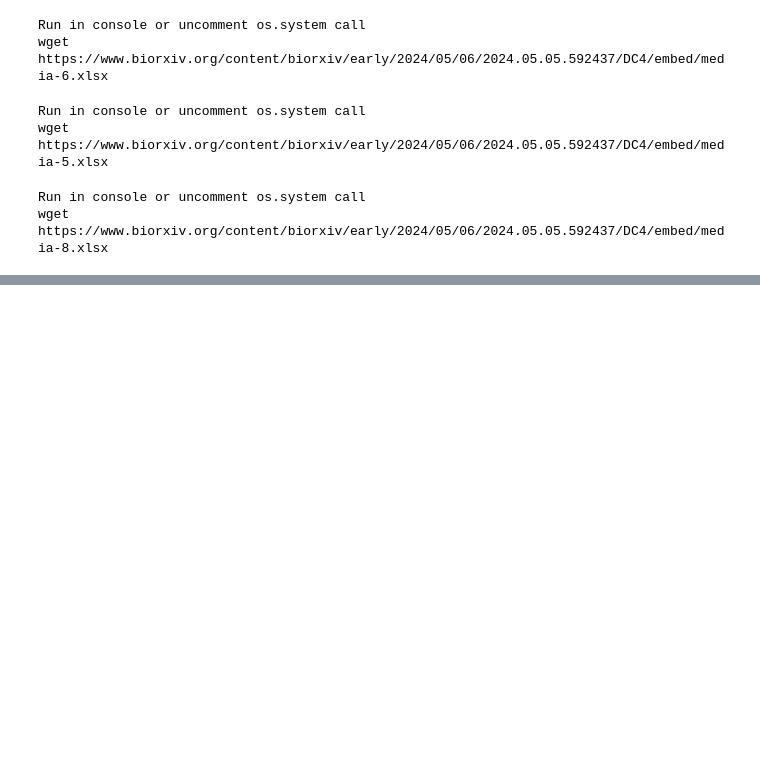
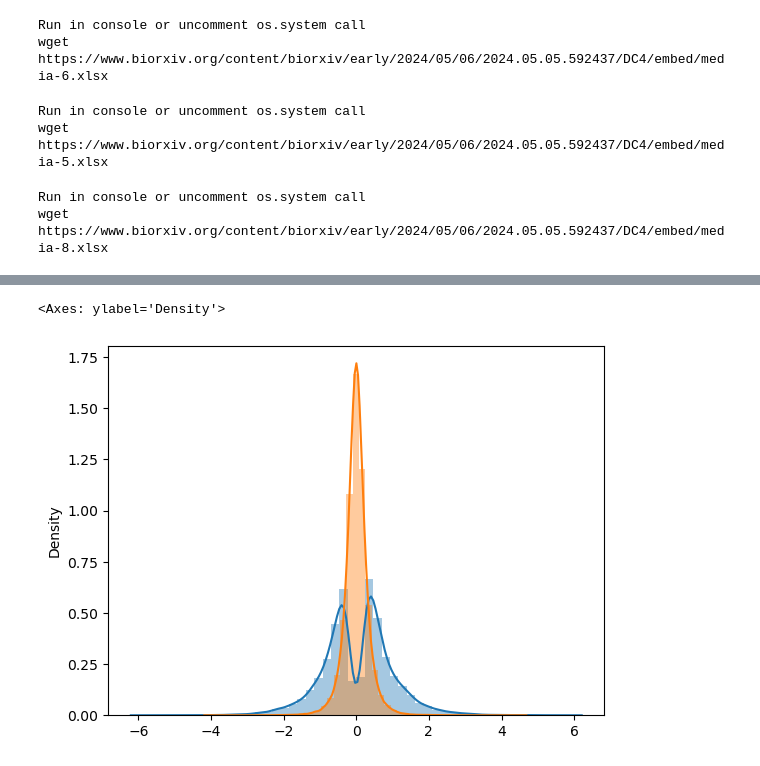
Before and after one commit to Danko-Lab/clipnet_k562, a Jupyter notebook: siraj_mpra/process_SI.ipynb, the cells around one changed output, grey strips where cells are left out. Cells and saved outputs as stored; diff of their text form; code cells hidden in the pictures; blank space fills up the shorter version.

```diff
--- a/siraj_mpra/process_SI.ipynb
+++ b/siraj_mpra/process_SI.ipynb
@@ -88,0 +100,3 @@ cre.to_csv("media-8_cre_definition.tsv.gz", sep="\t", index=False)
+# %%
+norm = np.log2((df["mean_RNA_ref_K562"] / df["mean_Plasmid_ref_K562"]) / (df["mean_RNA_alt_K562"] / df["mean_Plasmid_alt_K562"]))
+unnorm = np.log2((df["mean_RNA_ref_K562"]) / (df["mean_RNA_alt_K562"]))
@@ -88,0 +107,6 @@ cre.to_csv("media-8_cre_definition.tsv.gz", sep="\t", index=False)
+# %%
+sns.distplot((norm).loc[df["emVar_K562"] == 1])
+sns.distplot((norm).loc[df["emVar_K562"] == 0])
+# %% [output]
+<Axes: ylabel='Density'>
+[figure, added]
```
Also changed, not shown: parts of 6 cells of this notebook, 3 other files.
